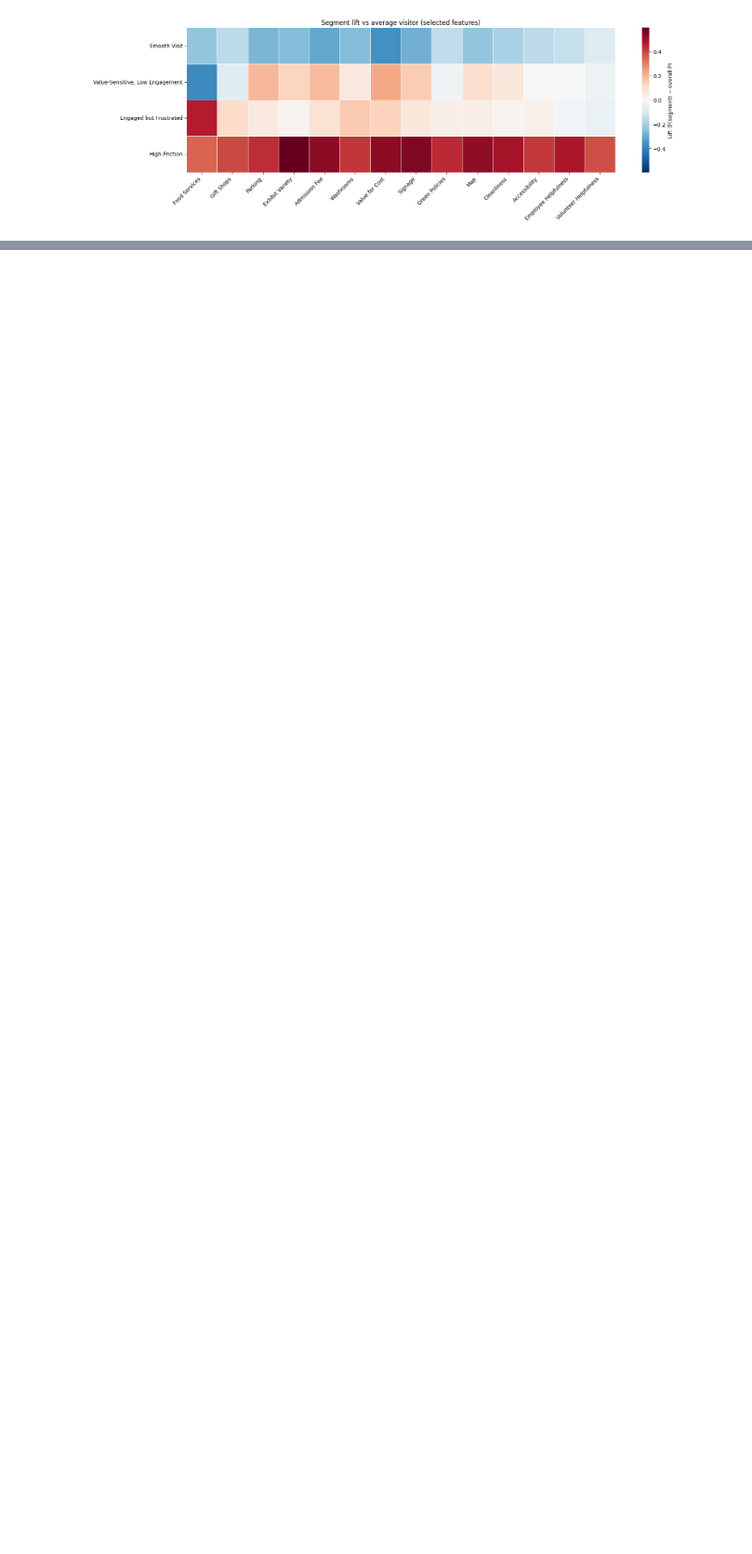
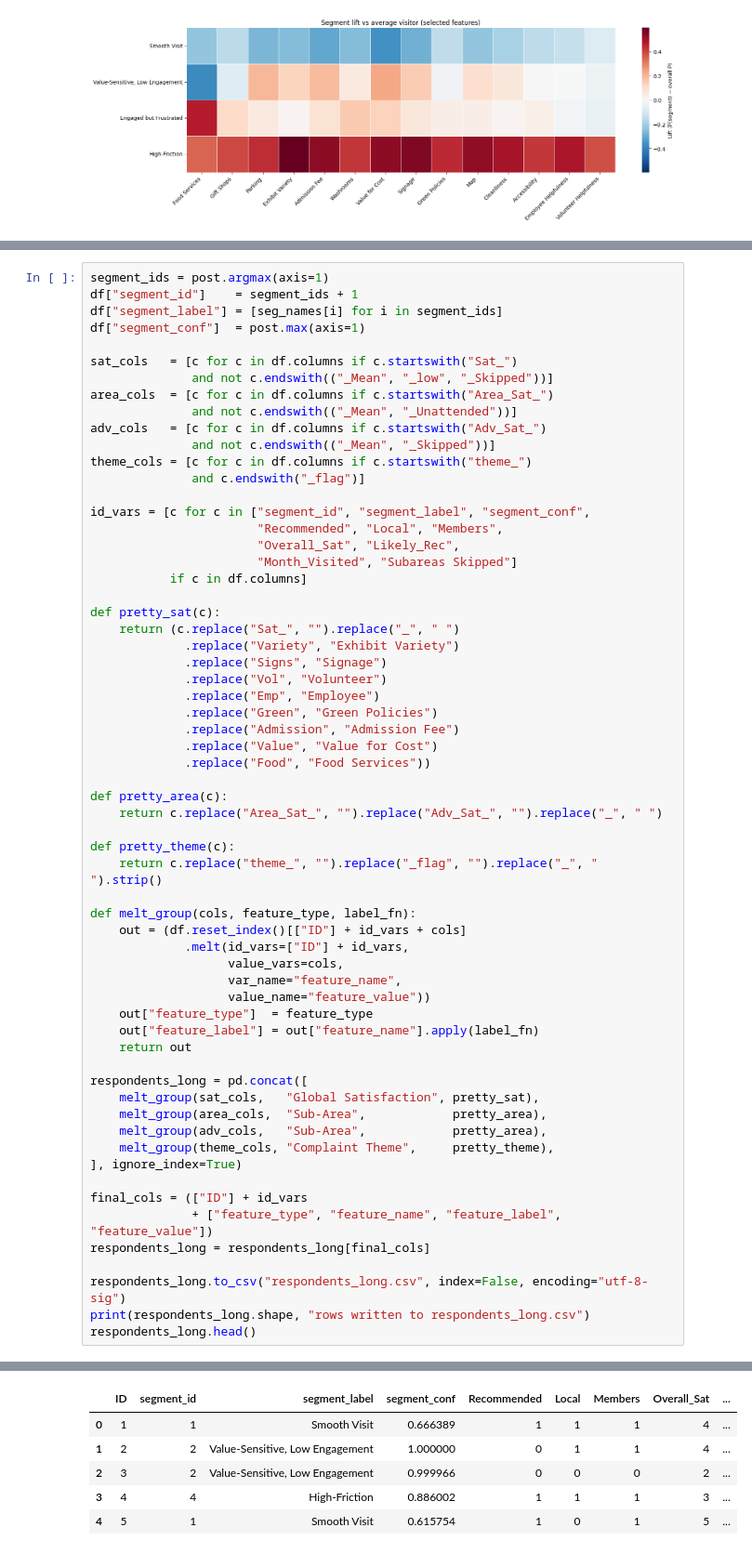
Before and after one commit to nathan-wheeler/Zoo-Feedback-Insights, a Jupyter notebook: EDA_Segmentation.ipynb, the cells around one changed output, grey strips where cells are left out. Shown at 93% size. Saved outputs shown, nothing was run; the diff lists cells and outputs as text; blank space fills up the shorter version.

```diff
--- a/EDA_Segmentation.ipynb
+++ b/EDA_Segmentation.ipynb
@@ -276,3 +276,66 @@ demo_num
 | Value-Sensitive, Low Engagement | 1454 | 19.34 | 43.48 | 69.91 | 6.00 | ... |
 | Engaged but Frustrated | 2010 | 26.72 | 37.06 | 61.97 | 5.35 | ... |
 | High-Friction | 963 | 12.80 | 23.42 | 58.57 | 4.08 | ... |
+# %%
+segment_ids = post.argmax(axis=1)
+df["segment_id"]    = segment_ids + 1
+df["segment_label"] = [seg_names[i] for i in segment_ids]
+df["segment_conf"]  = post.max(axis=1)
+
+sat_cols   = [c for c in df.columns if c.startswith("Sat_")
+              and not c.endswith(("_Mean", "_low", "_Skipped"))]
+area_cols  = [c for c in df.columns if c.startswith("Area_Sat_")
+              and not c.endswith(("_Mean", "_Unattended"))]
+adv_cols   = [c for c in df.columns if c.startswith("Adv_Sat_")
+              and not c.endswith(("_Mean", "_Skipped"))]
+theme_cols = [c for c in df.columns if c.startswith("theme_")
+              and c.endswith("_flag")]
+
+id_vars = [c for c in ["segment_id", "segment_label", "segment_conf",
+                       "Recommended", "Local", "Members",
+                       "Overall_Sat", "Likely_Rec",
+                       "Month_Visited", "Subareas Skipped"]
+           if c in df.columns]
+
+def pretty_sat(c):
+    return (c.replace("Sat_", "").replace("_", " ")
+             .replace("Variety", "Exhibit Variety")
+             .replace("Signs", "Signage")
+             .replace("Vol", "Volunteer")
+             .replace("Emp", "Employee")
+             .replace("Green", "Green Policies")
+             .replace("Admission", "Admission Fee")
+             .replace("Value", "Value for Cost")
+             .replace("Food", "Food Services"))
+
+def pretty_area(c):
+    return c.replace("Area_Sat_", "").replace("Adv_Sat_", "").replace("_", " ")
+
+def pretty_theme(c):
+    return c.replace("theme_", "").replace("_flag", "").replace("_", " ").strip()
+
+def melt_group(cols, feature_type, label_fn):
+    out = (df.reset_index()[["ID"] + id_vars + cols]
+             .melt(id_vars=["ID"] + id_vars,
+                   value_vars=cols,
+                   var_name="feature_name",
+                   value_name="feature_value"))
+    out["feature_type"]  = feature_type
+    out["feature_label"] = out["feature_name"].apply(label_fn)
+    return out
+
+respondents_long = pd.concat([
+    melt_group(sat_cols,   "Global Satisfaction", pretty_sat),
+    melt_group(area_cols,  "Sub-Area",            pretty_area),
+    melt_group(adv_cols,   "Sub-Area",            pretty_area),
+    melt_group(theme_cols, "Complaint Theme",     pretty_theme),
+], ignore_index=True)
+
+final_cols = (["ID"] + id_vars
+              + ["feature_type", "feature_name", "feature_label", "feature_value"])
+respondents_long = respondents_long[final_cols]
+
+respondents_long.to_csv("respondents_long.csv", index=False, encoding="utf-8-sig")
+print(respondents_long.shape, "rows written to respondents_long.csv")
+respondents_long.head()
+# %% [output]
@@ -278,0 +343,6 @@ demo_num
+|  | ID | segment_id | segment_label | segment_conf | Recommended | Local | Members | Overall_Sat | ... |
+| 0 | 1 | 1 | Smooth Visit | 0.666389 | 1 | 1 | 1 | 4 | ... |
+| 1 | 2 | 2 | Value-Sensitive, Low Engagement | 1.000000 | 0 | 1 | 1 | 4 | ... |
+| 2 | 3 | 2 | Value-Sensitive, Low Engagement | 0.999966 | 0 | 0 | 0 | 2 | ... |
+| 3 | 4 | 4 | High-Friction | 0.886002 | 1 | 1 | 1 | 3 | ... |
+| 4 | 5 | 1 | Smooth Visit | 0.615754 | 1 | 0 | 1 | 5 | ... |
```
Also changed, not shown: parts of 1 cell of this notebook, 5 other files.
